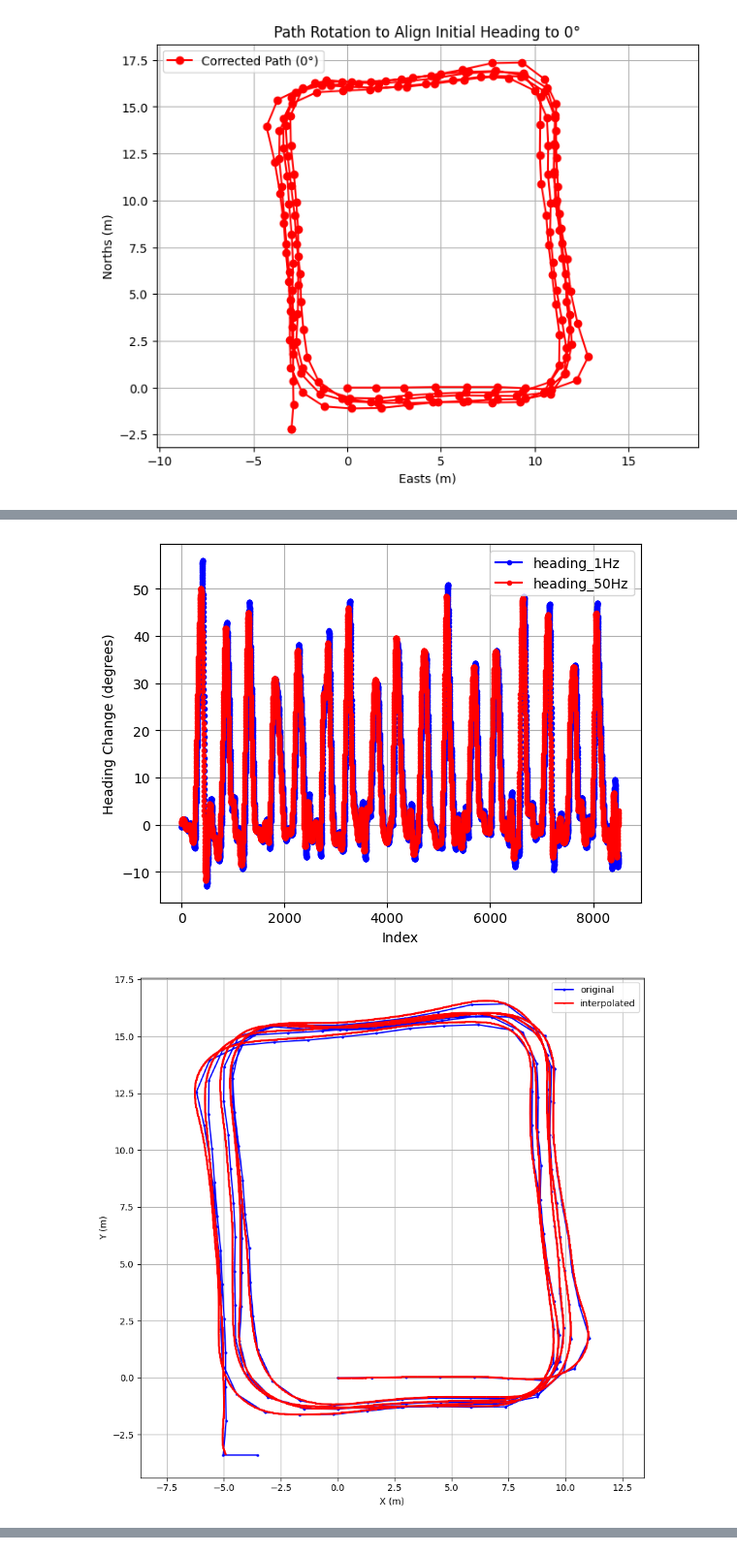
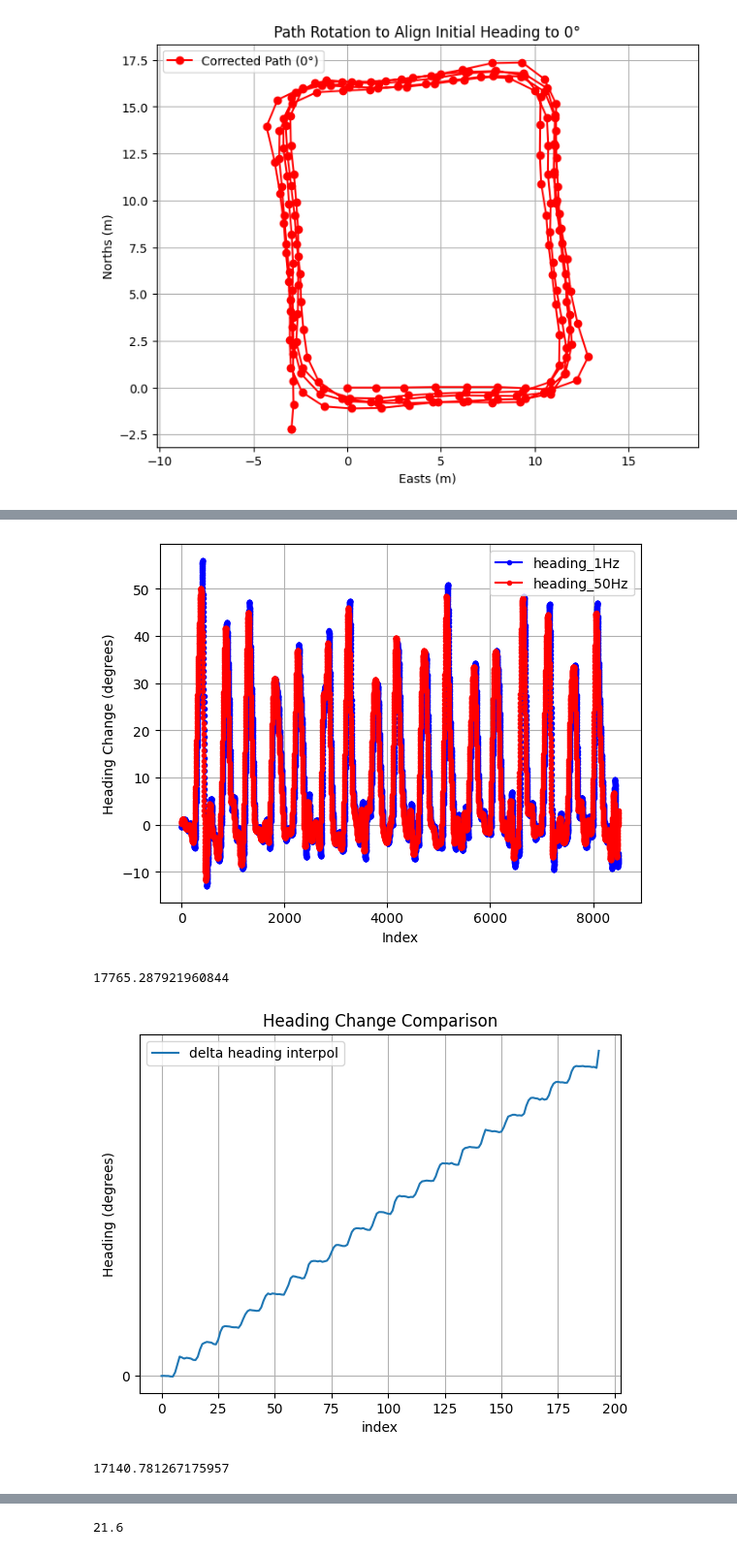
Before and after one commit to GitBosung/AI-PDR_GPS-GT, a Jupyter notebook: test.ipynb, the cells around one changed output, grey strips where cells are left out. Shown at 97% size. Cells and saved outputs as stored; diff of their text form; code cells hidden in the pictures.

```diff
--- a/test.ipynb
+++ b/test.ipynb
@@ -4,6 +4,7 @@ import numpy as np
 import matplotlib.pyplot as plt
 from pyproj import Proj
 import scipy.interpolate as interp
+from matplotlib.ticker import MultipleLocator
 
 
 def load_and_preprocess_csv(path, skiprows=0):
@@ -34,7 +35,7 @@ def load_and_preprocess_csv(path, skiprows=0):
     # ------------------------------------------------------------------
     # 1) CSV 로드 및 컬럼명 지정
     # ------------------------------------------------------------------
-    df = pd.read_csv(path, skiprows=skiprows)
+    df = pd.read_csv(path, skiprows=skiprows, skipfooter=200)
     df.columns = [
         'Time',
         'Accelerometer x', 'Accelerometer y', 'Accelerometer z',
@@ -362,31 +378,50 @@ def compute_trajectory(dh_array, speed=1.5, dt=0.02):
     for dh in dh_array:
         h += dh * dt
         x.append(x[-1] + step_dist * np.cos(h))
         y.append(y[-1] + step_dist * np.sin(h))
+    print(h*np.pi*180)
+
+    ab_h = np.cumsum(dh_array) * 0.02
+    ab_sample = ab_h
+
+    plt.plot(np.degrees(ab_sample), label='delta heading interpol')
+    # 그래프를 그린 후
+    plt.grid(True)  # 그리드 활성화
+    plt.gca().yaxis.set_major_locator(MultipleLocator(90))  # y축 그리드를 90도 단위로 설정
+    plt.legend()
+    plt.xlabel('index')
+    plt.ylabel('Heading (degrees)')
+    plt.title('Heading Change Comparison')
+    plt.show()
     return np.array(x), np.array(y)
 
 # 1) 원본 데이터를 이용한 궤적
 x_orig, y_orig = compute_trajectory(hz1_real_dh, speed=1.5, dt=1)
 
 # 2) 보간 후 데이터를 이용한 궤적
 x_interp, y_interp = compute_trajectory(interp_h, speed=1.5, dt=0.02)
 # 주의: interp_h는 이미 50Hz 보간된 heading change이므로 dt를 맞춰줍니다.
 
 # 시각화
 
 
 
 
 plt.figure(figsize=(10, 10))
 plt.plot(x_orig, y_orig, 'b-o', markersize=2)
 plt.plot(x_interp, y_interp, 'r-o', markersize=1)
 plt.xlabel('X (m)')
 plt.ylabel('Y (m)')
 plt.axis('equal')
 plt.grid(True)
 plt.legend(['original', 'interpolated'])
 plt.show()
+
+
+print(1080 * 0.02)
 # %% [output]
 [figure]
 [figure]
+17765.287921960844
-[figure, old version]
+[figure, new version]
+17140.781267175957
@@ -392,0 +430 @@ plt.show()
+21.6
```
Also changed, not shown: parts of 2 cells of this notebook, 13 other files.
